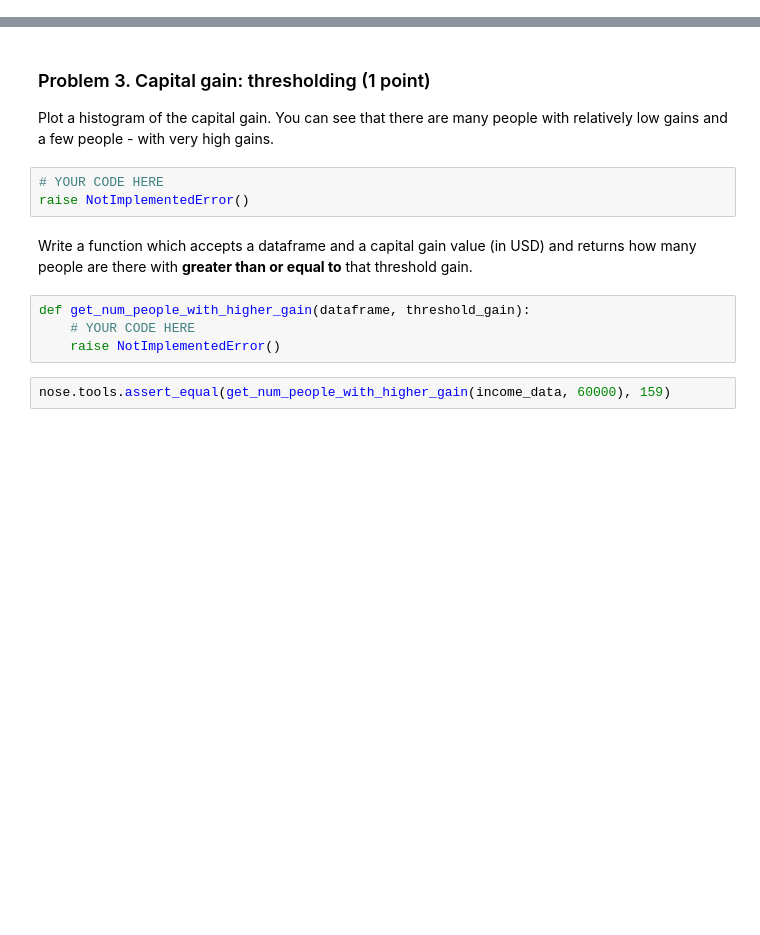
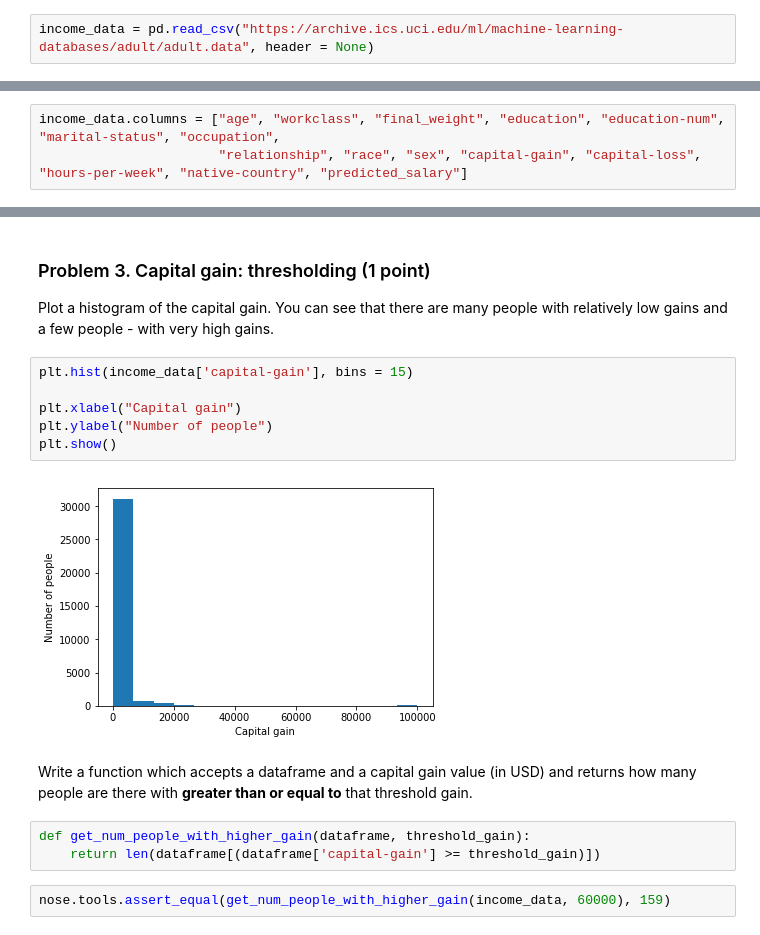
Before and after one commit to viraco4a/SoftUni, a Jupyter notebook: DataScience/03. Data-Visualization-Exploratory-Data-Analysis-Ex/Data Visualization and EDA Lab.ipynb, the cells around one changed output, grey strips where cells are left out. Cells and saved outputs as stored; diff of their text form; blank space fills up the shorter version.

```diff
--- a/DataScience/03. Data-Visualization-Exploratory-Data-Analysis-Ex/Data Visualization and EDA Lab.ipynb
+++ b/DataScience/03. Data-Visualization-Exploratory-Data-Analysis-Ex/Data Visualization and EDA Lab.ipynb
@@ -23,0 +21,2 @@ raise NotImplementedError()
+# %%
+income_data = pd.read_csv("https://archive.ics.uci.edu/ml/machine-learning-databases/adult/adult.data", header = None)
@@ -23,0 +55,3 @@ raise NotImplementedError()
+# %%
+income_data.columns = ["age", "workclass", "final_weight", "education", "education-num", "marital-status", "occupation",
+                       "relationship", "race", "sex", "capital-gain", "capital-loss", "hours-per-week", "native-country", "predicted_salary"]
@@ -35,15 +116,19 @@ def get_num_people_with_high_income(dataframe):
 # %% [markdown]
 ### Problem 3. Capital gain: thresholding (1 point)
 Plot a histogram of the capital gain. You can see that there are many people with relatively low gains and a few people - with very high gains.
-# %%
-# YOUR CODE HERE
-raise NotImplementedError()
+# %%
+plt.hist(income_data['capital-gain'], bins = 15)
+
+plt.xlabel("Capital gain")
+plt.ylabel("Number of people")
+plt.show()
+# %% [output]
+[figure, added]
 # %% [markdown]
 Write a function which accepts a dataframe and a capital gain value (in USD) and returns how many people are there with **greater than or equal to** that threshold gain.
-# %%
-def get_num_people_with_higher_gain(dataframe, threshold_gain):
-    # YOUR CODE HERE
-    raise NotImplementedError()
+# %%
+def get_num_people_with_higher_gain(dataframe, threshold_gain):
+    return len(dataframe[(dataframe['capital-gain'] >= threshold_gain)])
 # %%
 nose.tools.assert_equal(get_num_people_with_higher_gain(income_data, 60000), 159)
 # %% [markdown]
```
Also changed, not shown: parts of 18 cells of this notebook, 1 other file.
